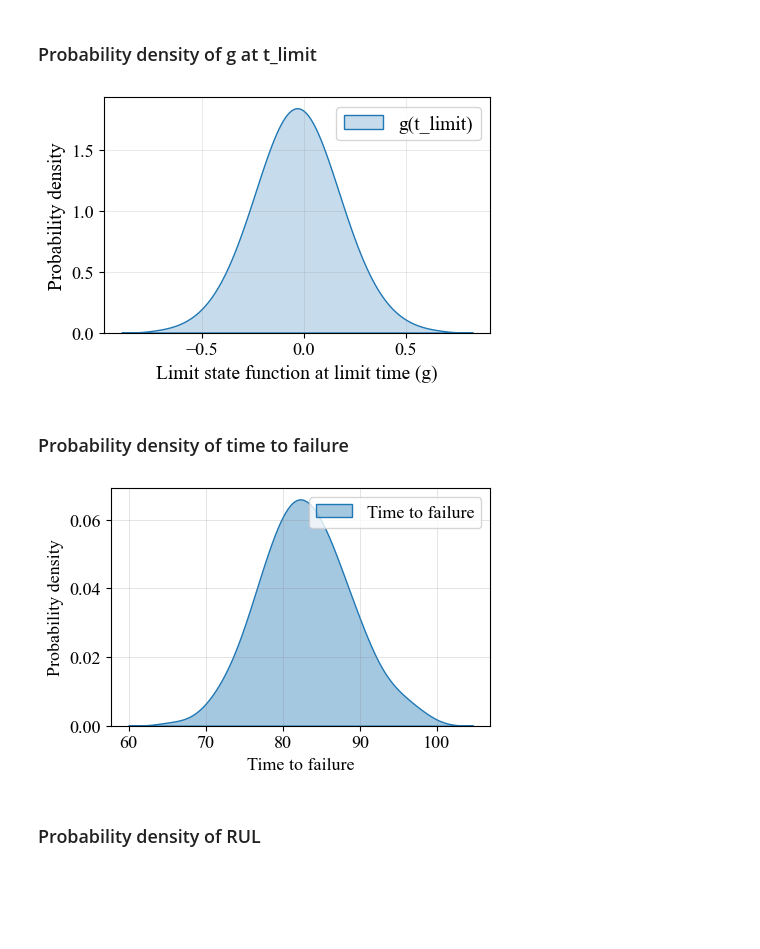
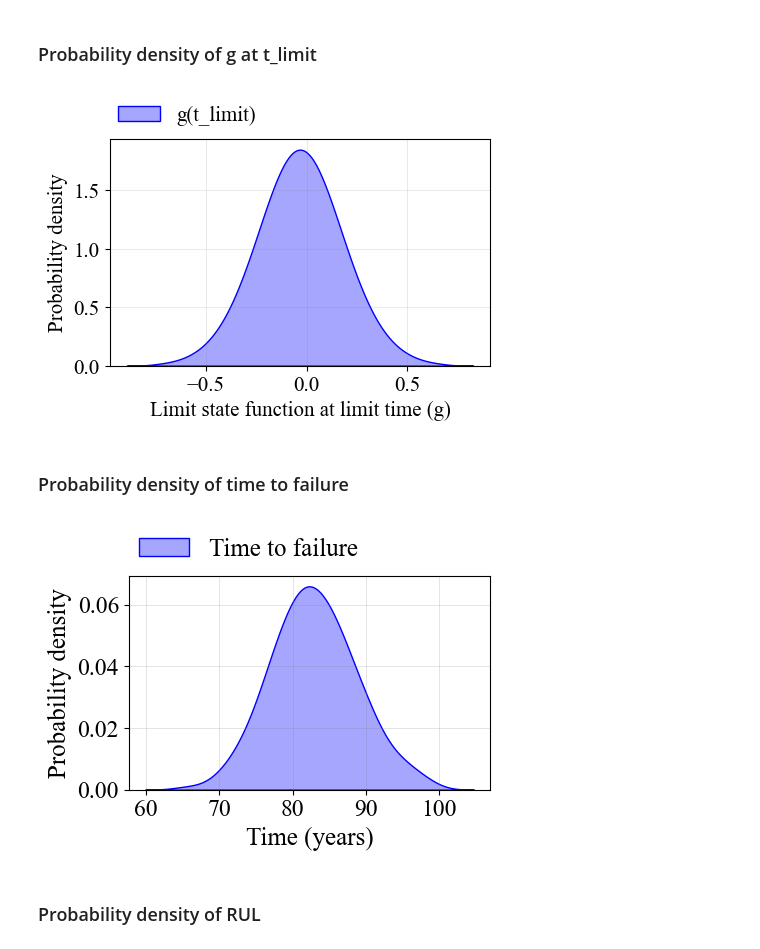
Before and after one commit to Pesquisa-UFCAT/2024-1_victor_hugo_renata_maria, a Jupyter notebook: toy_problem/analysis_gobs_gpred.ipynb, the cells around one changed output. Drawn from its saved outputs; the diff is of its cells as text; code cells hidden in the pictures; blank space fills up the shorter version.

```diff
--- a/toy_problem/analysis_gobs_gpred.ipynb
+++ b/toy_problem/analysis_gobs_gpred.ipynb
@@ -500,7 +613,7 @@ name = 'kde_limit_plot'
 
 ### Chart dimensions (in centimeters)
 b_cm = 12
-h_cm = 8
+h_cm = 9
 inches_to_cm = 1 / 2.54
 b_input = b_cm * inches_to_cm
 h_input = h_cm * inches_to_cm
@@ -508,43 +621,52 @@ h_input = h_cm * inches_to_cm
 ### Labels
 label_x = r'Limit state function at limit time (g)'
 label_y = 'Probability density'
-size_label = 14
+size_label = 15
 color_label = 'black'
-size_axis = 13
+size_axis = 15
 color_axis = 'black'
+color = 'blue'
 
 ### Font configuration (Times New Roman)
 plt.rcParams['font.family'] = 'Times New Roman'
 
 ### Figure
 fig, ax = plt.subplots(figsize=(b_input, h_input))
 ax.set_xlabel(label_x, fontsize=size_label, color=color_label)
 ax.set_ylabel(label_y, fontsize=size_label, color=color_label)
 ax.tick_params(axis='both', which='major', labelsize=size_axis, colors=color_axis)
 
 ### KDE plot
 sns.kdeplot(
     g_limit,
     ax=ax,
     linewidth=1,
     fill=True,
+    alpha=0.35,
+    color = color,
     label=r'g(t_limit)'
 )
 
 ### Grid
 ax.grid(True, linestyle='-', linewidth=0.4, color='gray', alpha=0.3)
 
-### Legend
-ax.legend(fontsize=size_label)
+### Legend (outside, top-left)
+ax.legend(
+    fontsize=size_label,
+    loc='lower left',
+    bbox_to_anchor=(0.0, 1.02),
+    frameon=False,
+    borderaxespad=0.0
+)
 
 ### Layout
 plt.tight_layout()
 
 ### Save
 #fig.savefig(f'z_{name}.png', dpi=dpi, bbox_inches='tight')
 plt.show()
 # %% [output]
-[figure, old version]
+[figure, new version]
 # %% [markdown]
 ### Probability density of time to failure
 # %%
@@ -569,18 +691,19 @@ name = 'kde_time_to_failure'
 
 ### Chart dimensions (in centimeters)
 b_cm = 12
-h_cm = 8
+h_cm = 9
 inches_to_cm = 1 / 2.54
 b_input = b_cm * inches_to_cm
 h_input = h_cm * inches_to_cm
 
 ### Labels
-label_x = "Time to failure"
+label_x = "Time (years)"
 label_y = "Probability density"
-size_label = 13
+size_label = 18
 color_label = 'black'
-size_axis = 13
+size_axis = 17
 color_axis = 'black'
+color = 'blue'
 
 ### Font configuration (Times New Roman)
 plt.rcParams['font.family'] = 'Times New Roman'
@@ -596,7 +719,8 @@ sns.kdeplot(
     df_failure["t_failure"],
     fill=True,
     linewidth=1,
-    alpha=0.4,
+    alpha=0.35,
+    color = color,
     ax=ax,
     label="Time to failure"
 )
@@ -604,17 +728,23 @@ sns.kdeplot(
 ### Grid
 ax.grid(True, linestyle='-', linewidth=0.5, color='gray', alpha=0.3)
 
-### Legend
-ax.legend(fontsize=size_label)
+### Legend (outside, top-left)
+ax.legend(
+    fontsize=size_label,
+    loc='lower left',
+    bbox_to_anchor=(0.0, 1.02),
+    frameon=False,
+    borderaxespad=0.0
+)
 
 ### Layout
 plt.tight_layout()
 
 ### Save
-#fig.savefig(f'z_{name}.png', dpi=dpi, bbox_inches='tight')
+fig.savefig(f'z_{name}.png', dpi=dpi, bbox_inches='tight')
 plt.show()
 # %% [output]
-[figure, old version]
+[figure, new version]
 # %% [markdown]
 ### Probability density of RUL
 # %%
```
Also changed, not shown: parts of 11 cells of this notebook, 3 other files.
